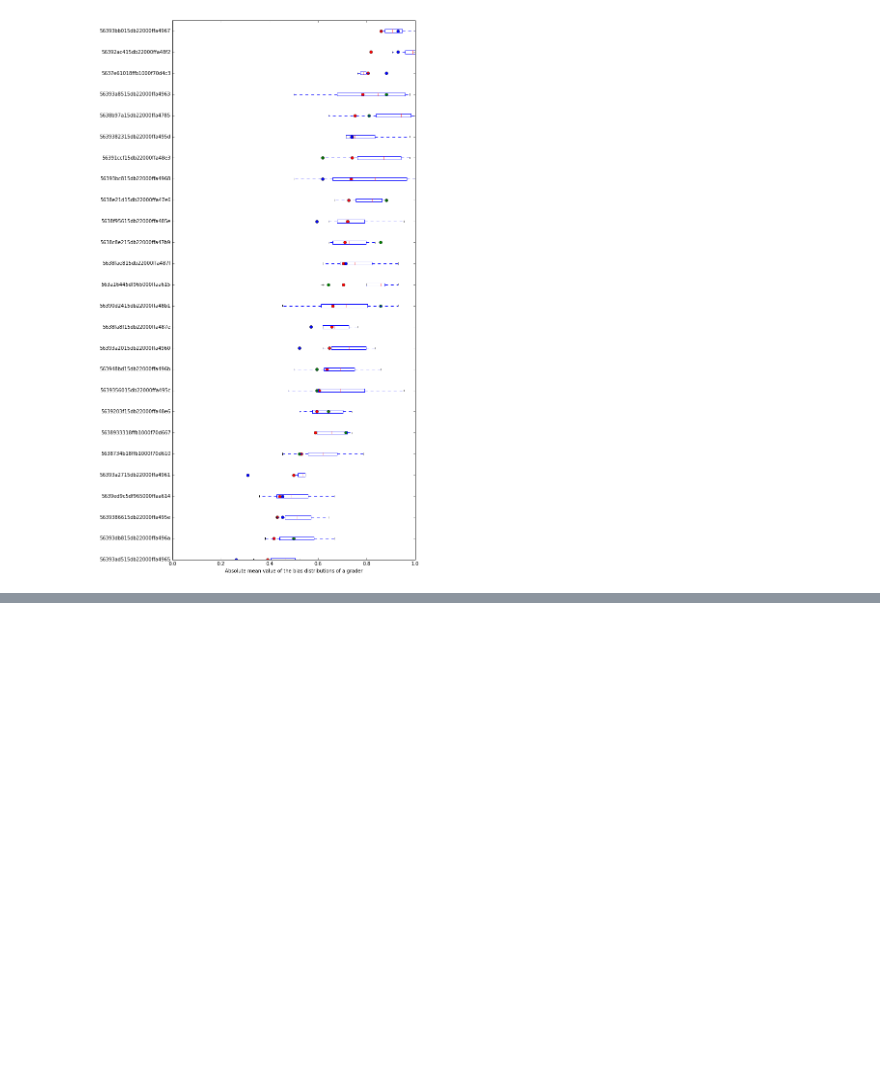
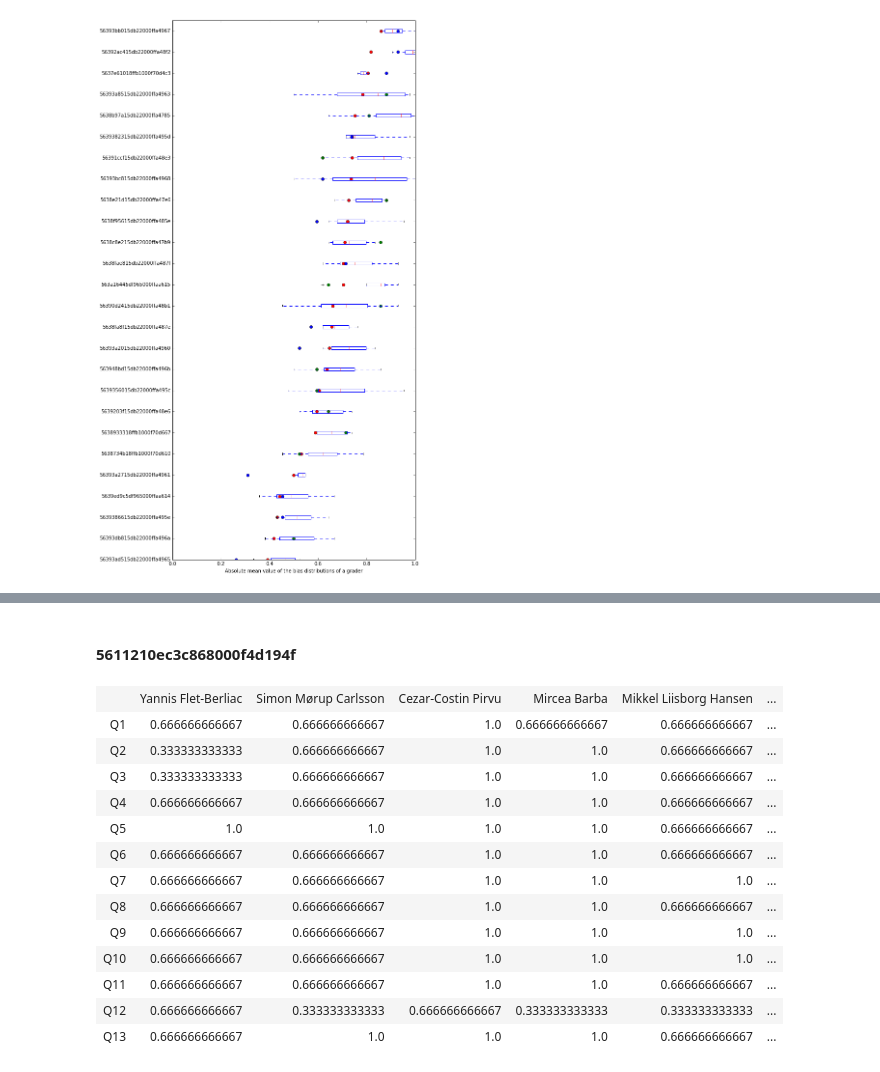
Before and after one commit to TomMalow/pymcmodels, a Jupyter notebook: SocialGraphAnalysis.ipynb, the cells around one changed output, grey strips where cells are left out. Saved outputs shown, nothing was run; the diff lists cells and outputs as text; code cells hidden in the pictures; blank space fills up the shorter version.

```diff
--- a/SocialGraphAnalysis.ipynb
+++ b/SocialGraphAnalysis.ipynb
@@ -447,0 +532,39 @@ plot_result(ObjectId("562d0edb79c852000f99c6dd"),data_course,mcmc_c,find_T)
+# %%
+class ListTable(list):
+    """ Overridden list class which takes a 2-dimensional list of
+        the form [[1,2,3],[4,5,6]], and renders an HTML Table in
+        IPython Notebook. """
+
+    def _repr_html_(self):
+        html = ["<table>"]
+        for i, row in enumerate(self):
+            html.append("<tr>")
+            if i == 0:
+                for col in row:
+                    html.append("<td>{0}</td>".format(col))
+            else:
+                html.append("<td>{0}</td>".format(row[0]))
+                for col in row[1:]:
+                    hexc = pseudocolor(col,0,1)
+                    html.append("<td bgcolor={0}>{1}</td>".format(hexc,col))
+
+            html.append("</tr>")
+        html.append("</table>")
+        return ''.join(html)
+# %%
+def question_ListTable(handin_id):
+    data_plt = question_grades_handin(handin_id)
+    n = 13
+    names = [""]
+    scores = [[] for x in xrange(n)]
+    q_label = ["Q%i" % (x+1) for x in xrange(n)]
+    for i, q in enumerate(q_label):
+        scores[i].append(q)
+        for j, (gradings, name) in enumerate(data_plt):
+            scores[i].append(gradings[i])
+    for (gradings, name) in data_plt:
+        names.append(name.encode('utf-8'))
+    table = ListTable()
+    table.append(names)
+    table.extend(scores)
+    return table
@@ -447,0 +588,19 @@ plot_result(ObjectId("562d0edb79c852000f99c6dd"),data_course,mcmc_c,find_T)
+# %% [markdown]
+#### 5611210ec3c868000f4d194f
+# %%
+question_ListTable(ObjectId('5611210ec3c868000f4d194f'))
+# %% [output]
+|  | Yannis Flet-Berliac | Simon Mørup Carlsson | Cezar-Costin Pirvu | Mircea Barba | Mikkel Liisborg Hansen | ... |
+| Q1 | 0.666666666667 | 0.666666666667 | 1.0 | 0.666666666667 | 0.666666666667 | ... |
+| Q2 | 0.333333333333 | 0.666666666667 | 1.0 | 1.0 | 0.666666666667 | ... |
+| Q3 | 0.333333333333 | 0.666666666667 | 1.0 | 1.0 | 0.666666666667 | ... |
+| Q4 | 0.666666666667 | 0.666666666667 | 1.0 | 1.0 | 0.666666666667 | ... |
+| Q5 | 1.0 | 1.0 | 1.0 | 1.0 | 0.666666666667 | ... |
+| Q6 | 0.666666666667 | 0.666666666667 | 1.0 | 1.0 | 0.666666666667 | ... |
+| Q7 | 0.666666666667 | 0.666666666667 | 1.0 | 1.0 | 1.0 | ... |
+| Q8 | 0.666666666667 | 0.666666666667 | 1.0 | 1.0 | 0.666666666667 | ... |
+| Q9 | 0.666666666667 | 0.666666666667 | 1.0 | 1.0 | 1.0 | ... |
+| Q10 | 0.666666666667 | 0.666666666667 | 1.0 | 1.0 | 1.0 | ... |
+| Q11 | 0.666666666667 | 0.666666666667 | 1.0 | 1.0 | 0.666666666667 | ... |
+| Q12 | 0.666666666667 | 0.333333333333 | 0.666666666667 | 0.333333333333 | 0.333333333333 | ... |
+| Q13 | 0.666666666667 | 1.0 | 1.0 | 1.0 | 0.666666666667 | ... |
```
Also changed, not shown: parts of 21 cells of this notebook, 4 other files.
